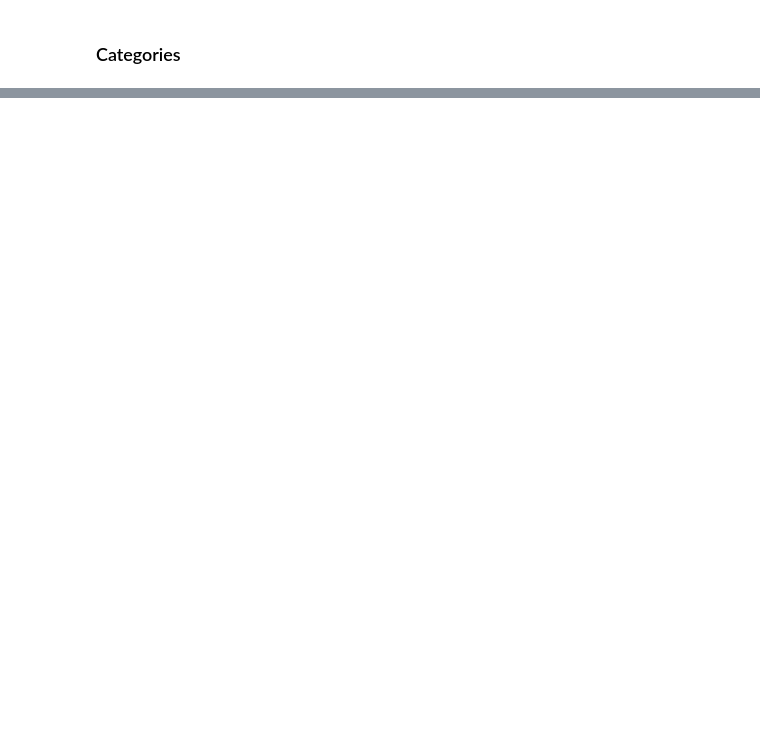
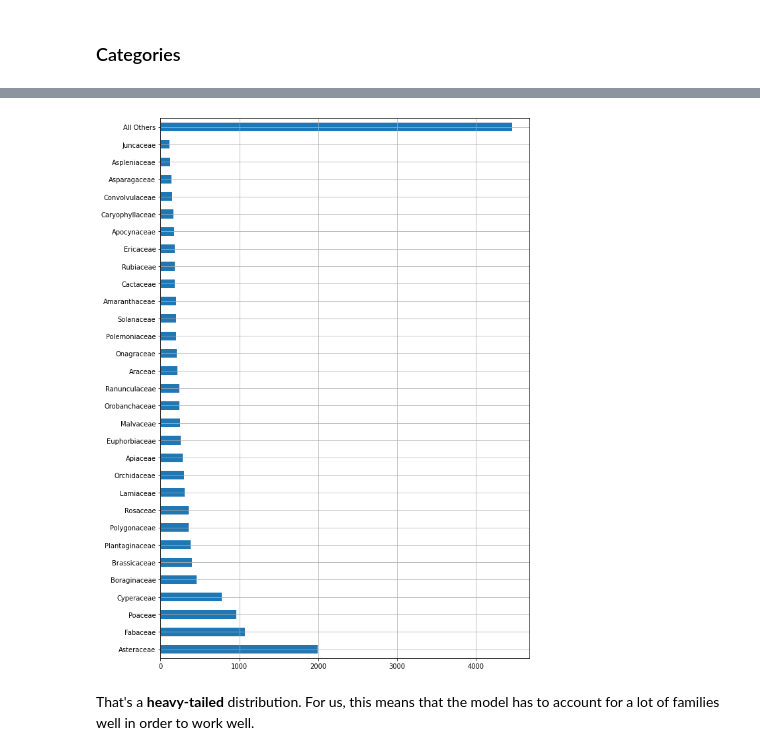
Before and after one commit to tornikeo/kaggle, a Jupyter notebook: tensorflow-starter.ipynb, the cells around one changed output, grey strips where cells are left out. Saved outputs shown, nothing was run; the diff lists cells and outputs as text; code cells hidden in the pictures; blank space fills up the shorter version.

```diff
--- a/tensorflow-starter.ipynb
+++ b/tensorflow-starter.ipynb
@@ -122,6 +120,7 @@ imgs[:3]
 # %% [markdown]
 ### Categories
 # %%
-cats = train_md['categories']
-cats
+cats = pd.DataFrame( train_md['categories'] )
+print('sample categories')
+cats.head(3)
 # %% [output]
@@ -144,0 +185,2 @@ cats
+# %%
+cats['authors'] = cats.authors.fillna('(Unknown) Unknown')
@@ -144,0 +241,11 @@ cats
+# %%
+fig = plt.figure(figsize=(10,15))
+z = cats.family.value_counts().nlargest(30)
+z['All Others'] = cats.family.value_counts().sum() - z.sum()
+z.plot.barh()
+plt.grid('on')
+plt.show()
+# %% [output]
+[figure, added]
+# %% [markdown]
+That's a **heavy-tailed** distribution. For us, this means that the model has to account for a lot of families well in order to work well.
```
Also changed, not shown: parts of 16 cells of this notebook.
